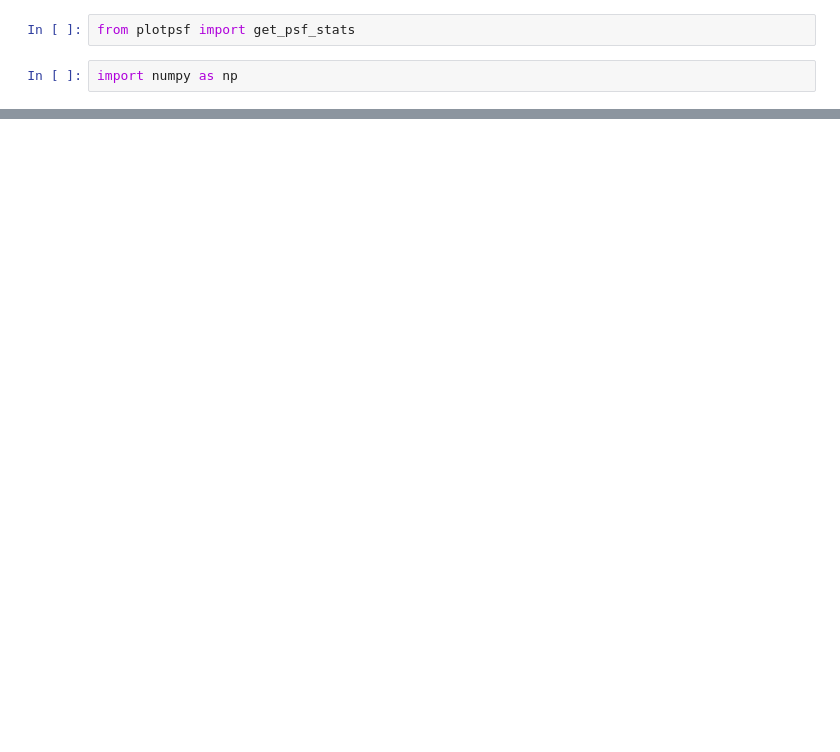
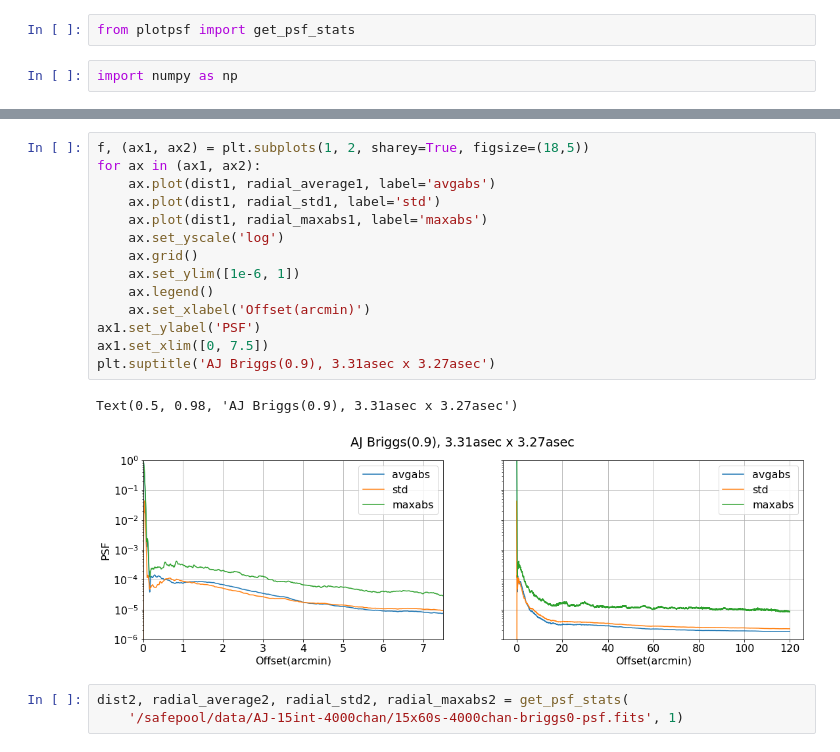
Before and after one commit to yupinghuang/sim-toolkit, a Jupyter notebook: notebooks/visualize-psf.ipynb, the cells around one changed output, grey strips where cells are left out. Cells and saved outputs as stored; diff of their text form; blank space fills up the shorter version.

```diff
--- a/notebooks/visualize-psf.ipynb
+++ b/notebooks/visualize-psf.ipynb
@@ -93,0 +49,20 @@ Text(0.5, 1.0, 'abs(average)')
+# %%
+f, (ax1, ax2) = plt.subplots(1, 2, sharey=True, figsize=(18,5))
+for ax in (ax1, ax2):
+    ax.plot(dist1, radial_average1, label='avgabs')
+    ax.plot(dist1, radial_std1, label='std')
+    ax.plot(dist1, radial_maxabs1, label='maxabs')
+    ax.set_yscale('log')
+    ax.grid()
+    ax.set_ylim([1e-6, 1])
+    ax.legend()
+    ax.set_xlabel('Offset(arcmin)')
+ax1.set_ylabel('PSF')
+ax1.set_xlim([0, 7.5])
+plt.suptitle('AJ Briggs(0.9), 3.31asec x 3.27asec')
+# %% [output]
+Text(0.5, 0.98, 'AJ Briggs(0.9), 3.31asec x 3.27asec')
+[figure, added]
+# %%
+dist2, radial_average2, radial_std2, radial_maxabs2 = get_psf_stats(
+    '/safepool/data/AJ-15int-4000chan/15x60s-4000chan-briggs0-psf.fits', 1)
```
Also changed, not shown: parts of 23 cells of this notebook, 5 other files.
